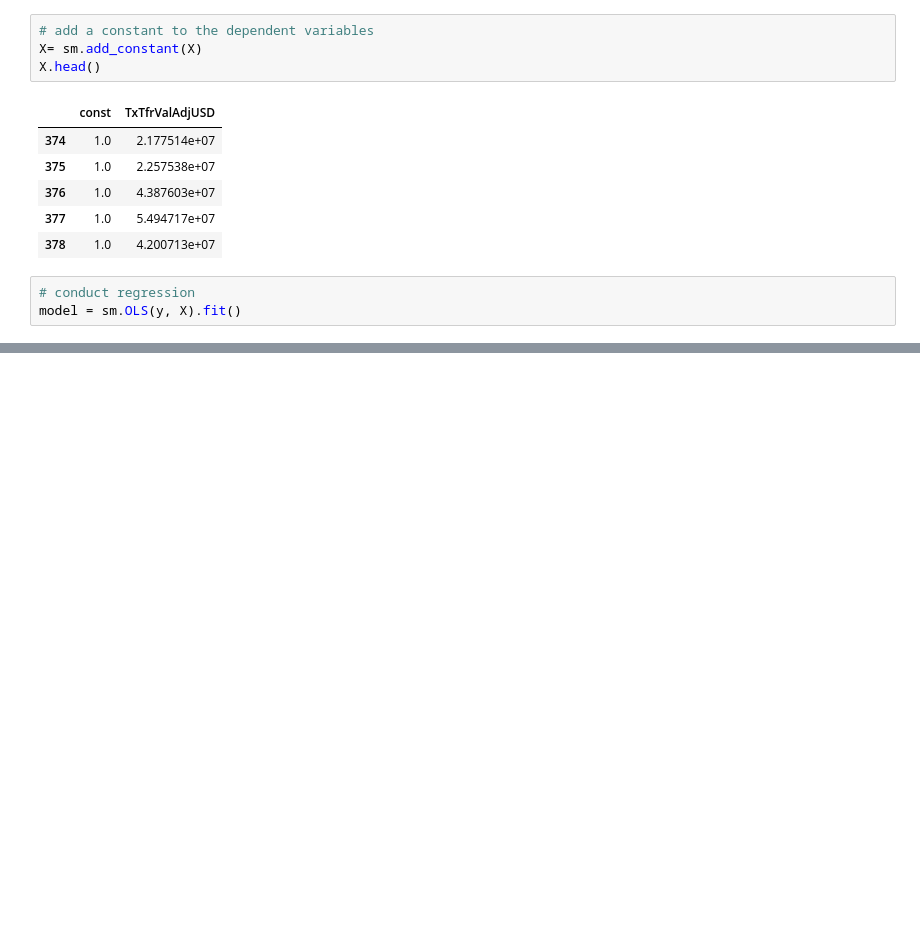
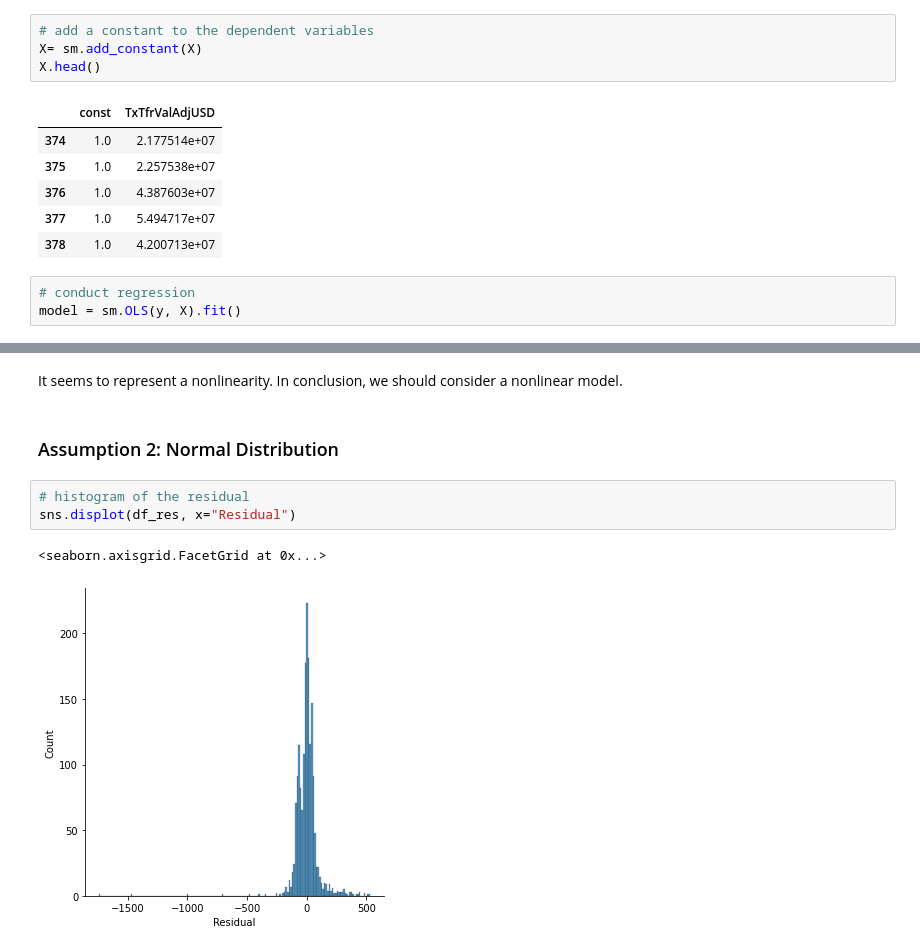
Before and after one commit to duke-sunshine/NYU_Econometrics_Summer2021, a Jupyter notebook: Econometrics_Milestone1_LuyaoZhang.ipynb, the cells around one changed output, grey strips where cells are left out. Saved outputs shown, nothing was run; the diff lists cells and outputs as text; blank space fills up the shorter version.

```diff
--- a/Econometrics_Milestone1_LuyaoZhang.ipynb
+++ b/Econometrics_Milestone1_LuyaoZhang.ipynb
@@ -271,0 +379,10 @@ strong multicollinearity or other numerical problems.
+# %% [markdown]
+It seems to represent a nonlinearity. In conclusion, we should consider a nonlinear model.
+# %% [markdown]
+### Assumption 2: Normal Distribution
+# %%
+# histogram of the residual
+sns.displot(df_res, x="Residual")
+# %% [output]
+<seaborn.axisgrid.FacetGrid at 0x...>
+[figure, added]
```
Also changed, not shown: parts of 34 cells of this notebook.
